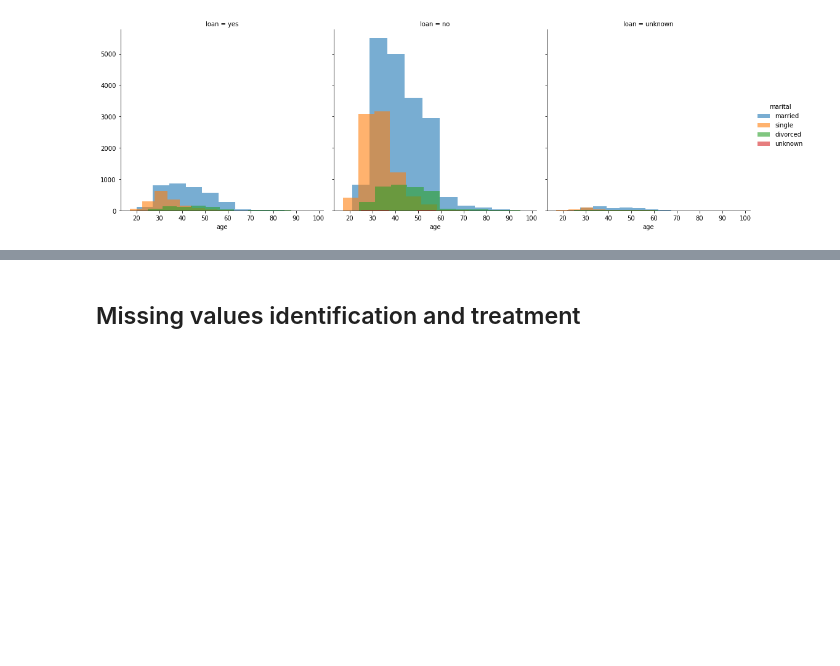
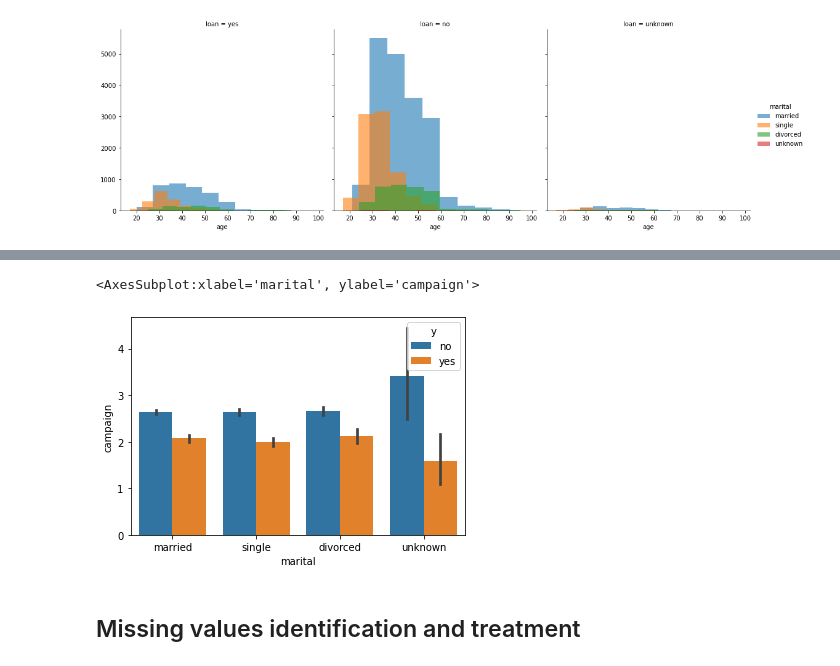
Before and after one commit to ilaav/b1CapstoneProject, a Jupyter notebook: EDA_Checkpoint 2.ipynb, the cells around one changed output, grey strips where cells are left out. Saved outputs shown, nothing was run; the diff lists cells and outputs as text; code cells hidden in the pictures; blank space fills up the shorter version.

```diff
--- a/EDA_Checkpoint 2.ipynb
+++ b/EDA_Checkpoint 2.ipynb
@@ -246,3 +238,9 @@ g=sns.lmplot(x='age',y='campaign',hue='education',data=df,aspect=1.5,col='loan',
+# %%
+sns.barplot(x ='marital', y = 'campaign', data = df,hue='y')
+#sns.lmplot(x='cons.price.idx',y='cons.conf.idx',data=df)
+# %% [output]
+<AxesSubplot:xlabel='marital', ylabel='campaign'>
+[figure, added]
 # %% [markdown]
 ## Missing values identification and treatment
 # %%
```
Also changed, not shown: parts of 55 cells of this notebook.
